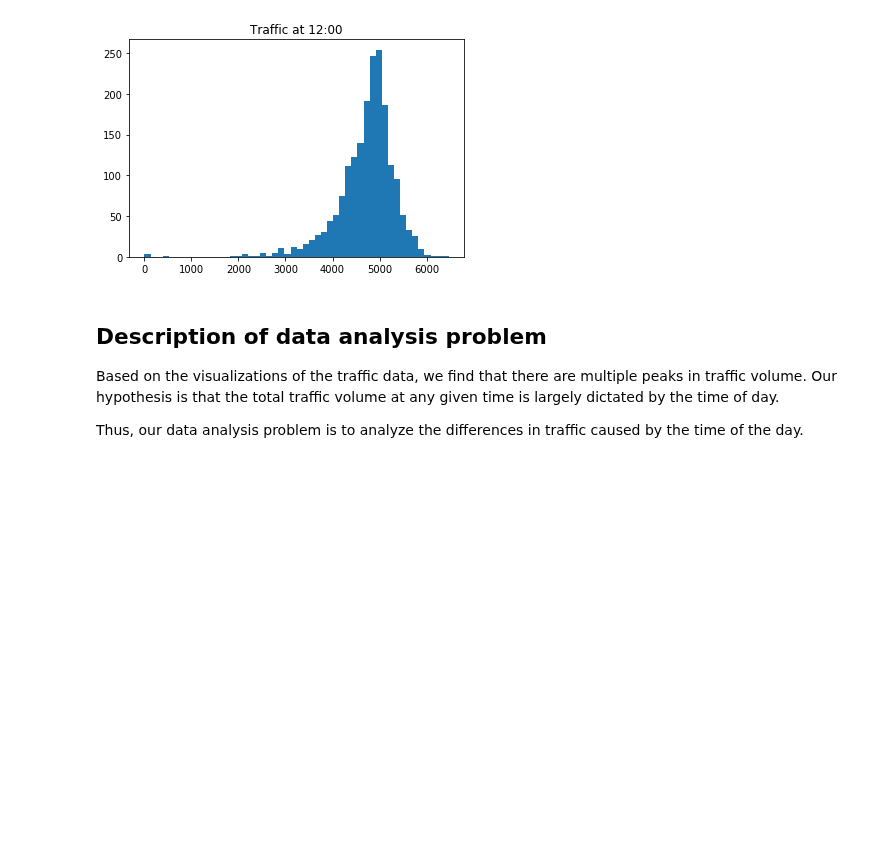
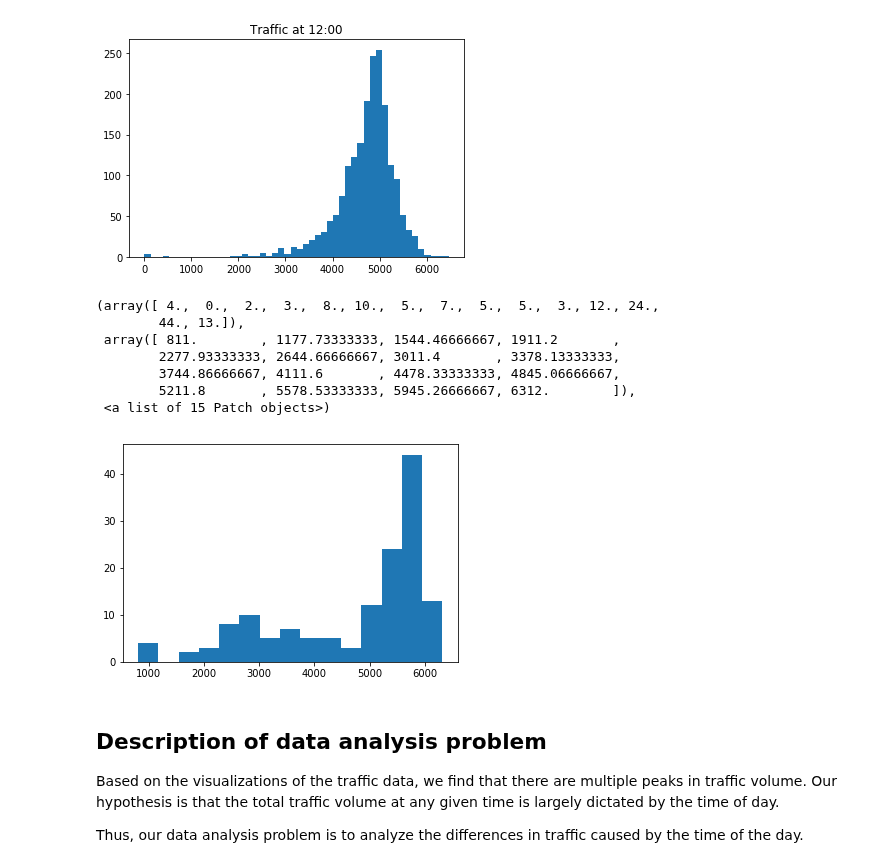
Before and after one commit to Lensku/BDA-Project-Otso-Lensku, a Jupyter notebook: Project.ipynb, the cells around one changed output. Saved outputs shown, nothing was run; the diff lists cells and outputs as text; code cells hidden in the pictures; blank space fills up the shorter version.

Commit message:
spaghetti list comprehensions

```diff
--- a/Project.ipynb
+++ b/Project.ipynb
@@ -104,11 +104,11 @@ df_with_dates.head()
 | 2012-10-02 12:00:00 | None | 290.13 | 0.0 | 0.0 | 90 | Clouds | overcast clouds | 5026 | ... |
 | 2012-10-02 13:00:00 | None | 291.14 | 0.0 | 0.0 | 75 | Clouds | broken clouds | 4918 | ... |
 # %%
-def traffic_at_time(time):
-    return df_with_dates.at_time('{}:00'.format(time))['traffic_volume']
+def traffic_at_time(time, dataframe):
+    return dataframe.at_time('{}:00'.format(time))['traffic_volume']
 
 # inefficient, but makes testing easier
-traffic_by_time = [traffic_at_time(time) for time in range(24)]
+traffic_by_time = [traffic_at_time(time, df_with_dates) for time in range(24)]
 
 # make all sublists same size
 min_n = min([len(traffic_by_time[n]) for n in range(24)])
@@ -121,6 +121,22 @@ plt.title("Traffic at 12:00")
 # %% [output]
 Text(0.5, 1.0, 'Traffic at 12:00')
 [figure]
+# %%
+# holds traffic during weekdays at 8
+traffic_by_month = [traffic_at_time(8, df_with_dates[(df_with_dates['month'] == month) & (df_with_dates['weekday'] < 6)])
+                    for month in range(1,13)]
+
+# traffic in january during weekdays at 8
+plt.hist(traffic_by_month[0], bins=15)
+# %% [output]
+(array([ 4.,  0.,  2.,  3.,  8., 10.,  5.,  7.,  5.,  5.,  3., 12., 24.,
+        44., 13.]),
+ array([ 811.        , 1177.73333333, 1544.46666667, 1911.2       ,
+        2277.93333333, 2644.66666667, 3011.4       , 3378.13333333,
+        3744.86666667, 4111.6       , 4478.33333333, 4845.06666667,
+        5211.8       , 5578.53333333, 5945.26666667, 6312.        ]),
+ <a list of 15 Patch objects>)
+[figure, added]
 # %% [markdown]
 ## Description of data analysis problem
 
```
